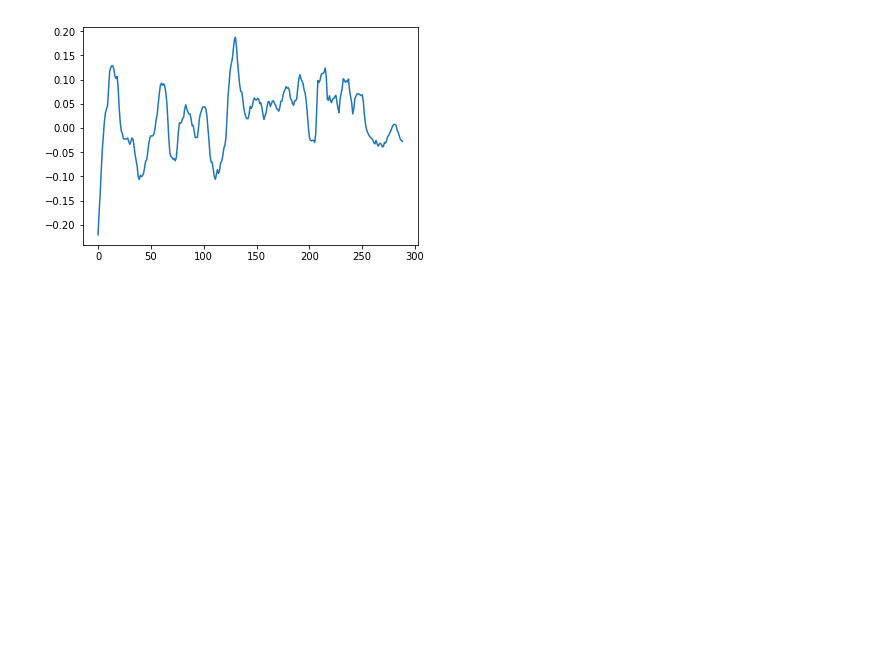
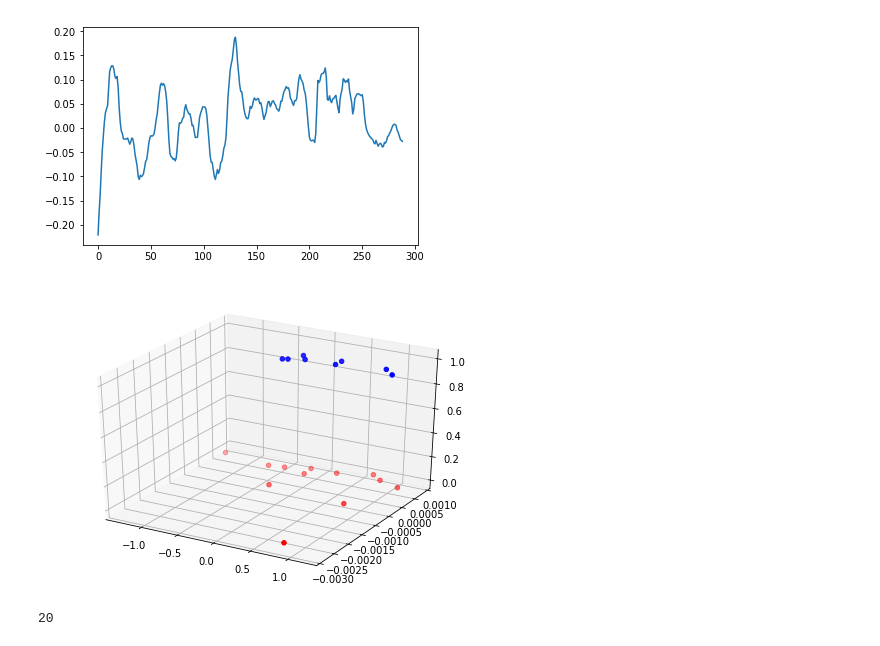
Before and after one commit to nithishr/activity_recognition, a Jupyter notebook: Raw_Pressure_Experiments.ipynb, the cells around one changed output. Saved outputs shown, nothing was run; the diff lists cells and outputs as text; code cells hidden in the pictures; blank space fills up the shorter version.

```diff
--- a/Raw_Pressure_Experiments.ipynb
+++ b/Raw_Pressure_Experiments.ipynb
@@ -250,0 +366,10 @@ plt.axhline(y=0.00025, c='y')
+# %%
+from scipy.stats import skew
+
+skewness_windows = []
+for i in range(len(windows)):
+    skewness_windows.append(skew(windows[i]))
+#     derivative_windows.append(derivative_window)
+#     sum_windows.append(sum(derivative_window))
+print(len(skewness_windows))
+print(skewness_windows)
@@ -386,3 +516,19 @@ plt.plot(sw_sd_pr_derivative_sums_windows[1:])
 # %% [output]
 [<matplotlib.lines.Line2D at 0x...>]
 [figure]
+# %%
+from mpl_toolkits.mplot3d import Axes3D
+fig = plt.figure()
+# ax = fig.add_subplot(111, projection='3d')
+ax = Axes3D(fig)
+ax.scatter(skewness_windows, sum_windows, window_labels1, c=[(lambda x:'r' if x==0 else 'b')(x) for x in window_labels1])
+# Axes3D.scatter(skewness_windows, sum_windows, window_labels1)
+# plt.scatter(skewness_windows, sum_windows, window_labels1, c=['r','b'])
+plt.show()
+# plt.plot(skewness_windows, sum_windows)
+# %% [output]
+[figure, added]
+# %%
+len(window_labels)
+# %% [output]
+20
```
Also changed, not shown: parts of 33 cells of this notebook.
